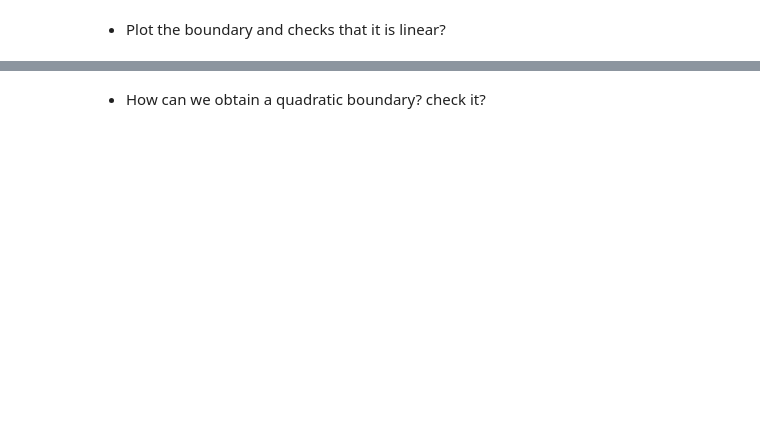
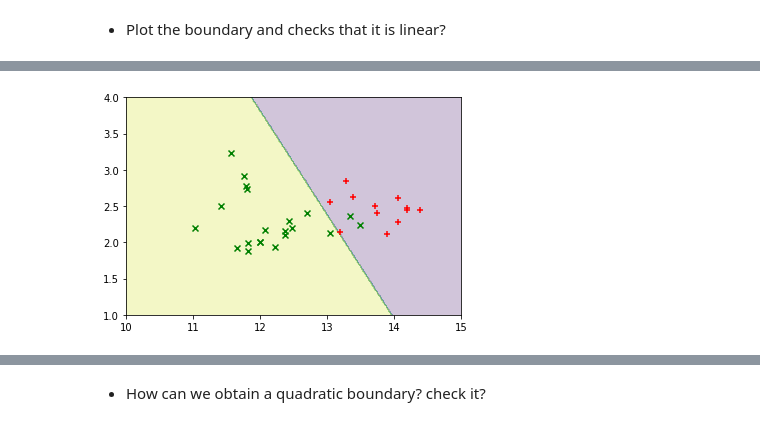
Before and after one commit to wint3ria/discriminative-methods, a Jupyter notebook: TP03/TP03.ipynb, the cells around one changed output, grey strips where cells are left out. Cells and saved outputs as stored; diff of their text form; code cells hidden in the pictures; blank space fills up the shorter version.

```diff
--- a/TP03/TP03.ipynb
+++ b/TP03/TP03.ipynb
@@ -124,0 +116,16 @@ print(W)
+# %%
+def LogRegTrain(X, Y, num_epochs, learning_rate=0.05, verbose=True):
+    old = None
+    X = prepend_bias(X)
+    theta = np.zeros((X.shape[1], 1))
+    for epoch in range(num_epochs):
+        g = loss_derivative(theta, X, Y)
+        theta = theta - (learning_rate * g)
+        l = loss(theta, X, Y)
+        if old and abs(old - l) < 0.00000001:
+            break
+        else:
+            old = l
+            if verbose and (not epoch % 5000):
+                print(f'epoch {epoch}, loss: {l}')
+    return theta
@@ -158,0 +175,5 @@ print('recall:', recall_score(ytest, predictions, average='macro'))
+# %%
+plt.contourf(x, y, z, alpha=0.25)
+plot_points(Xtest, ytest)
+# %% [output]
+[figure, added]
```
Also changed, not shown: parts of 61 cells of this notebook.
